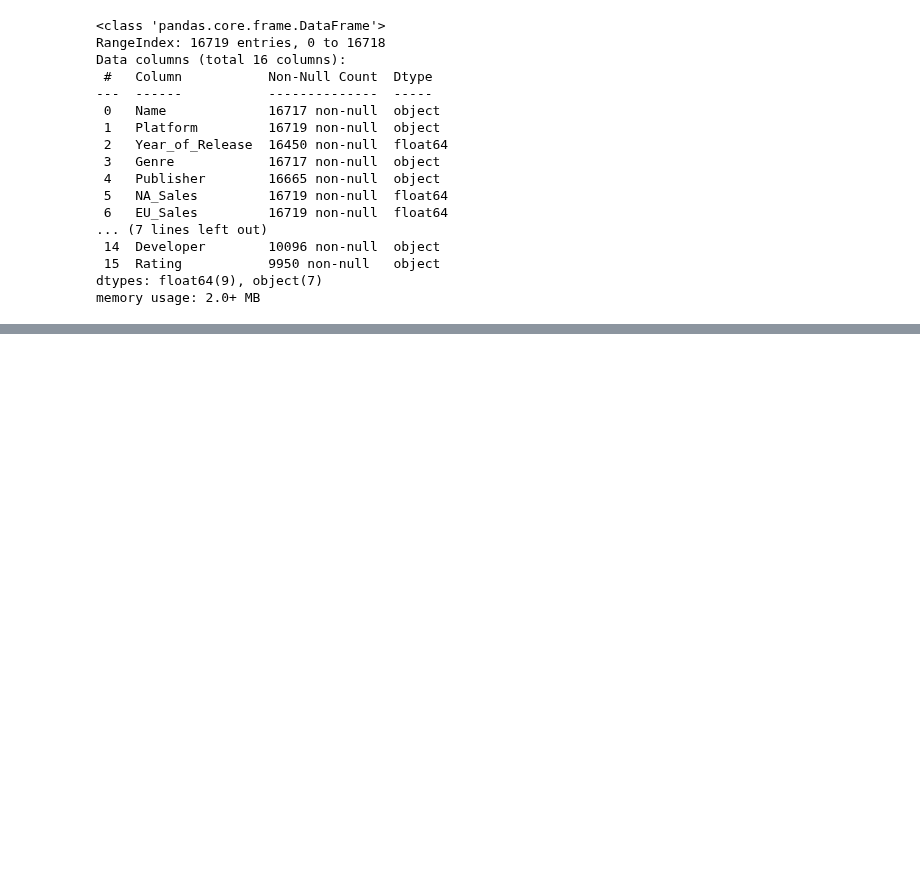
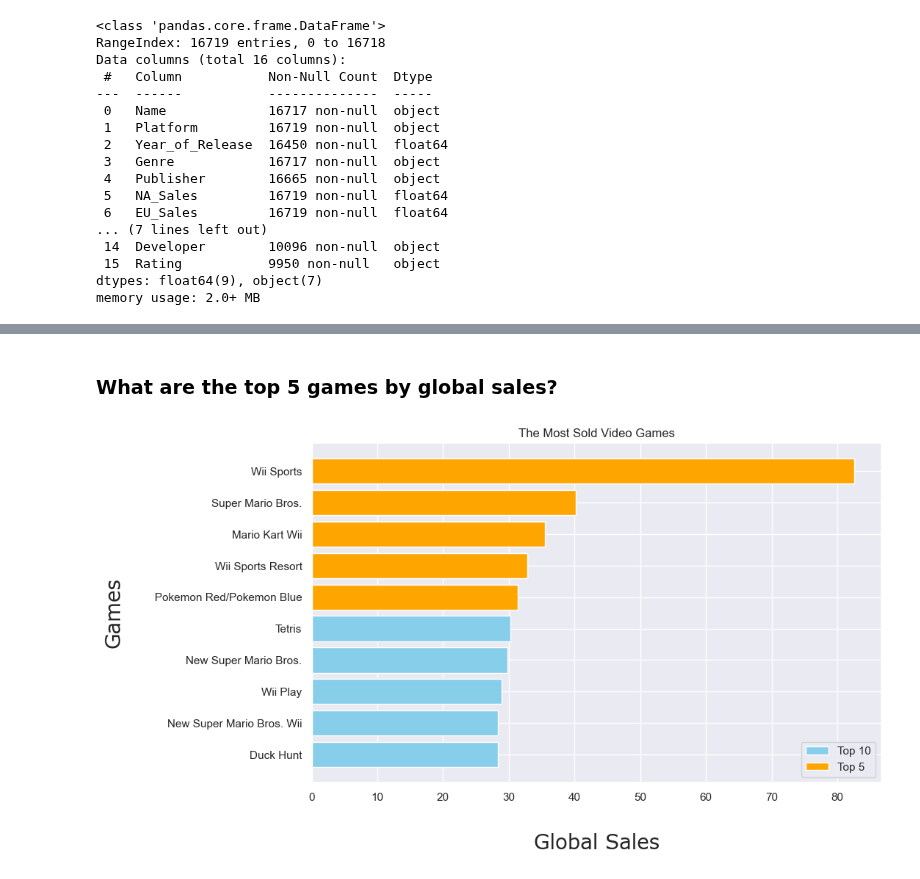
Before and after one commit to izazaka/Data, a Jupyter notebook: CA1 - Data Visualisation.ipynb, the cells around one changed output, grey strips where cells are left out. Cells and saved outputs as stored; diff of their text form; code cells hidden in the pictures; blank space fills up the shorter version.

```diff
--- a/CA1 - Data Visualisation.ipynb
+++ b/CA1 - Data Visualisation.ipynb
@@ -84,0 +164,4 @@ vg.describe()
+# %%
+vg.dropna(subset=["Year_of_Release"], inplace=True)
+# %%
+vg["Year_of_Release"] = vg["Year_of_Release"].astype(int)
@@ -84,0 +180,19 @@ vg.describe()
+# %% [markdown]
+### What are the top 5 games by global sales?
+# %%
+top_10 = vg.sort_values(by = "Global_Sales", ascending = False).head(10)
+top_5 = vg.sort_values(by = "Global_Sales", ascending = False).head(5)
+
+plt.figure(figsize=(10, 6))
+plt.barh(top_10["Name"], top_10["Global_Sales"], color = "skyblue", label = "Top 10")
+plt.barh(top_5["Name"], top_5["Global_Sales"], color = "orange", label = "Top 5")
+
+
+plt.xlabel("Global Sales", labelpad = 30, fontsize = 20, fontname = "Verdana")
+plt.ylabel("Games", labelpad = 30, fontsize = 20, fontname = "Verdana")
+plt.title("The Most Sold Video Games")
+plt.legend()
+plt.gca().invert_yaxis()
+plt.show()
+# %% [output]
+[figure, added]
```
Also changed, not shown: parts of 28 cells of this notebook.
